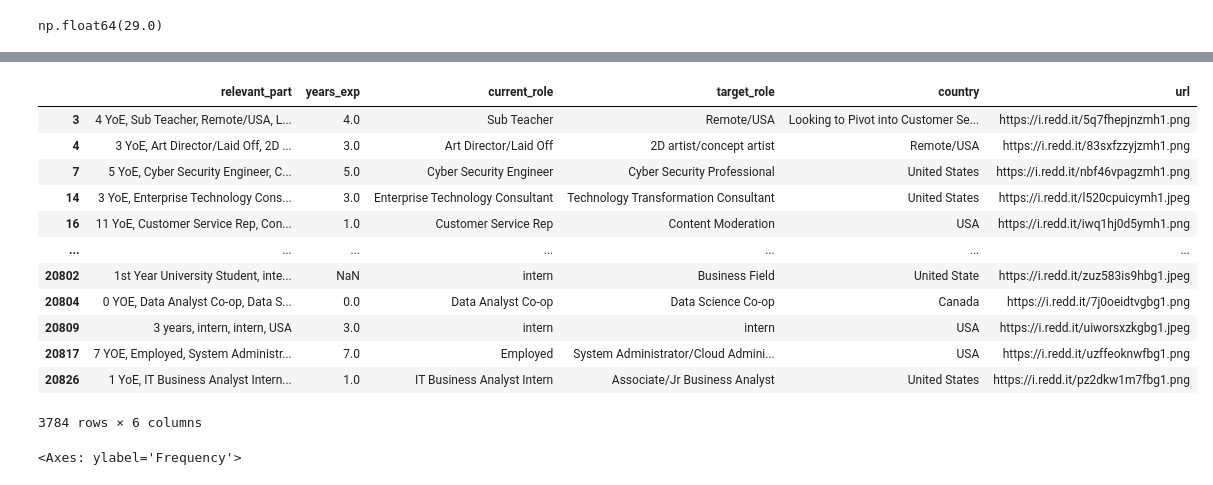
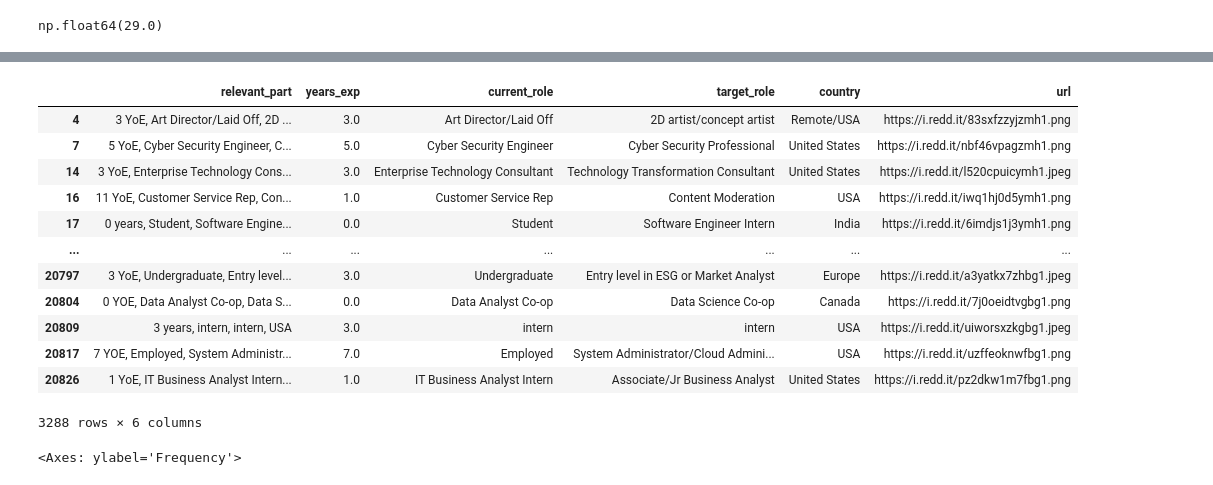
Before and after one commit to saakethk/Reddit-Resumes-Dataset, a Jupyter notebook: explore.ipynb, the cells around one changed output, grey strips where cells are left out. Cells and saved outputs as stored; diff of their text form; code cells hidden in the pictures.

Commit message:
cleaned country columns and years_exp columns; need to condense target role and current role columns with clustering

```diff
--- a/explore.ipynb
+++ b/explore.ipynb
@@ -199,6 +199,22 @@ def parse_exp_years(phrase) -> int | None:
 def parse_country(phrase) -> str | None:
     # parses country if it exists in the phrase, else it returns None
 
+    lower_bound, upper_bound = 0, 29 # determined from the length of the phrase
+    if (lower_bound <= len(phrase) <= upper_bound):
+        return phrase
+
+    return None
+
+def parse_current_role(phrase) -> str | None:
+    # processes current role text
+
+    return phrase.lower()
+
+def parse_target_role(phrase) -> str | None:
+    # processes target role text
+
+    return phrase.lower()
+
 def parse_resume_type(row):
 
     pattern = r"\[(.*)\]"
@@ -223,17 +239,17 @@ def parse_resume_type(row):
             res["years_exp"] = years_exp
 
         # get current role
-        current_role = parts[1]
+        current_role = parse_current_role(parts[1])
         if current_role is not None:
             res["current_role"] = current_role
 
         # get target role
-        target_role = parts[2]
+        target_role = parse_target_role(parts[2])
         if target_role is not None:
             res["target_role"] = target_role
 
         # get country
-        country = parts[3]
+        country = parse_country(parts[3])
         if country is not None:
             res["country"] = country
 
@@ -269,20 +301,20 @@ np.float64(29.0)
 # %%
 # format of the relevant part: https://www.reddit.com/r/resumes/wiki/index/howtoparticipate/?screen_view_count=1
-extracted[["relevant_part", "years_exp", "current_role", "target_role", "country", "url"]]
+extracted[["relevant_part", "years_exp", "current_role", "target_role", "country", "url"]].dropna()
 # %% [output]
 |  | relevant_part | years_exp | current_role | target_role | country | url |
-| 3 | 4 YoE, Sub Teacher, Remote/USA, L... | 4.0 | Sub Teacher | Remote/USA | Looking to Pivot into Customer Se... | https://i.redd.it/5q7fhepjnzmh1.png |
 | 4 | 3 YoE, Art Director/Laid Off, 2D ... | 3.0 | Art Director/Laid Off | 2D artist/concept artist | Remote/USA | https://i.redd.it/83sxfzzyjzmh1.png |
 | 7 | 5 YoE, Cyber Security Engineer, C... | 5.0 | Cyber Security Engineer | Cyber Security Professional | United States | https://i.redd.it/nbf46vpagzmh1.png |
 | 14 | 3 YoE, Enterprise Technology Cons... | 3.0 | Enterprise Technology Consultant | Technology Transformation Consultant | United States | https://i.redd.it/l520cpuicymh1.jpeg |
 | 16 | 11 YoE, Customer Service Rep, Con... | 1.0 | Customer Service Rep | Content Moderation | USA | https://i.redd.it/iwq1hj0d5ymh1.png |
+| 17 | 0 years, Student, Software Engine... | 0.0 | Student | Software Engineer Intern | India | https://i.redd.it/6imdjs1j3ymh1.png |
 | ... | ... | ... | ... | ... | ... | ... |
-| 20802 | 1st Year University Student, inte... | NaN | intern | Business Field | United State | https://i.redd.it/zuz583is9hbg1.jpeg |
+| 20797 | 3 YoE, Undergraduate, Entry level... | 3.0 | Undergraduate | Entry level in ESG or Market Analyst | Europe | https://i.redd.it/a3yatkx7zhbg1.jpeg |
 | 20804 | 0 YOE, Data Analyst Co-op, Data S... | 0.0 | Data Analyst Co-op | Data Science Co-op | Canada | https://i.redd.it/7j0oeidtvgbg1.png |
 | 20809 | 3 years, intern, intern, USA | 3.0 | intern | intern | USA | https://i.redd.it/uiworsxzkgbg1.jpeg |
 | 20817 | 7 YOE, Employed, System Administr... | 7.0 | Employed | System Administrator/Cloud Admini... | USA | https://i.redd.it/uzffeoknwfbg1.png |
 | 20826 | 1 YoE, IT Business Analyst Intern... | 1.0 | IT Business Analyst Intern | Associate/Jr Business Analyst | United States | https://i.redd.it/pz2dkw1m7fbg1.png |
-3784 rows × 6 columns
+3288 rows × 6 columns
 # %%
 results["years_exp"].plot.hist()
 # %% [output]
```
Also changed, not shown: parts of 2 cells of this notebook.
